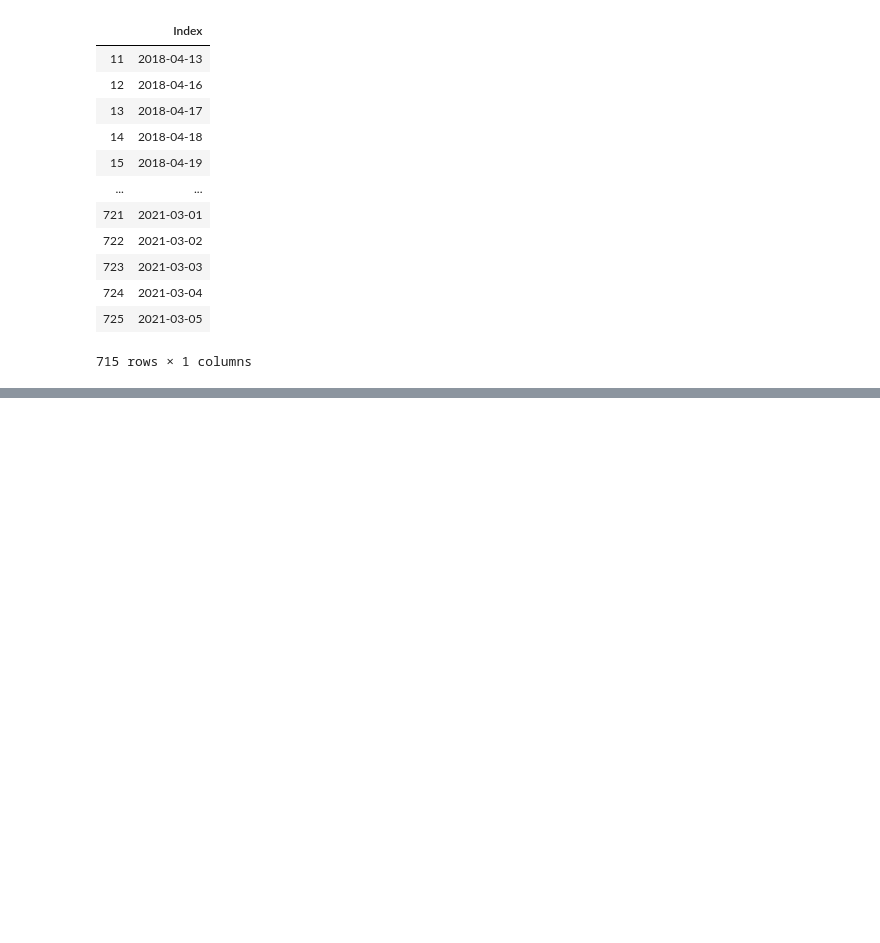
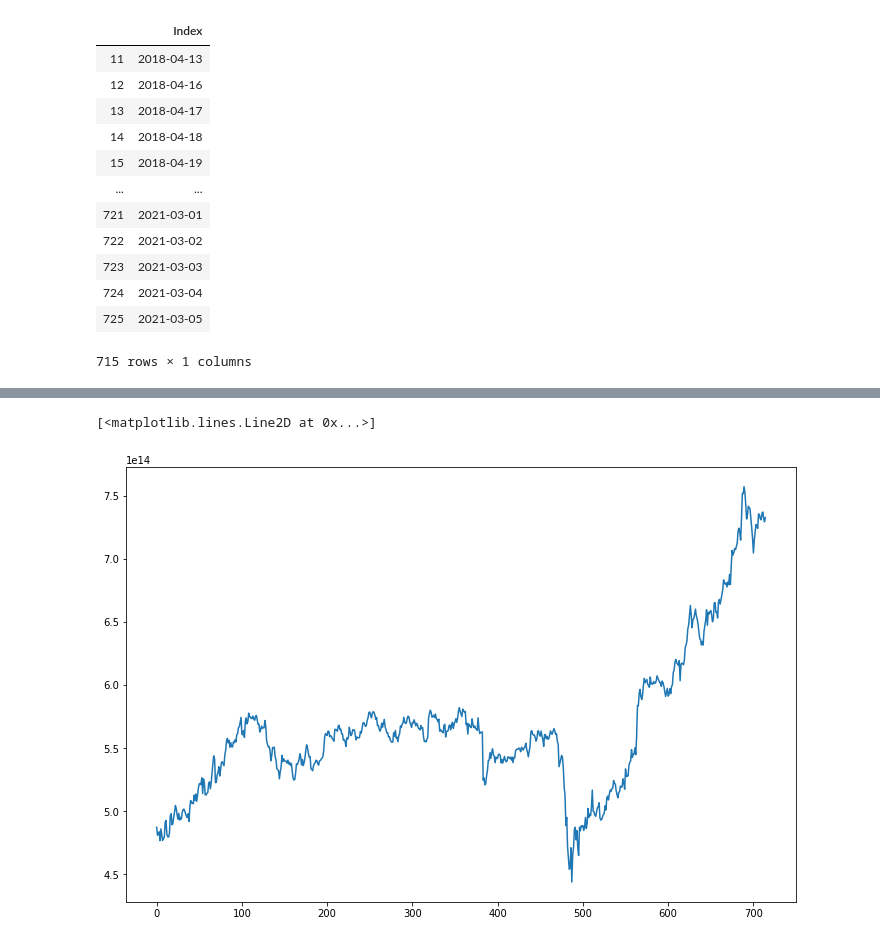
Before and after one commit to rohithandique/ACM-Index-Fund-Project, a Jupyter notebook: Index Fund Value Calculation.ipynb, the cells around one changed output, grey strips where cells are left out. Drawn from its saved outputs; the diff is of its cells as text; code cells hidden in the pictures; blank space fills up the shorter version.

Commit message:
calculated and plotted the index fund
changed IWF, added correct index fund universe CSV file

```diff
--- a/Index Fund Value Calculation.ipynb
+++ b/Index Fund Value Calculation.ipynb
@@ -272,5 +306,5 @@ POWERGRID
 # %%
-for i in range(45, 48):
+for i in range(45, 47):
     ticker = "BSE:"+df_fix.loc[i, "Security Code"].astype(str)
     try:
         stocks = web.DataReader(ticker, "av-daily", start=start_date, end=date(2021, 3, 6), api_key=ALPHAVANTAGE_API_KEY)
@@ -288,0 +322,13 @@ TECHM
+# %%
+for i in range(47, 49):
+    ticker = "BSE:"+df_fix.loc[i, "Security Code"].astype(str)
+    try:
+        stocks = web.DataReader(ticker, "av-daily", start=start_date, end=date(2021, 3, 6), api_key=ALPHAVANTAGE_API_KEY)
+        print(df.loc[i, "Company Ticker"])
+    except ValueError as ve:
+        ticker = "BSE:"+df_fix.loc[i, "Company Ticker"]
+        stocks = web.DataReader(ticker, "av-daily", start=start_date, end=date(2021, 3, 6), api_key=ALPHAVANTAGE_API_KEY)
+        print(df.loc[i, "Company Ticker"], "unsafe")
+    finally:
+        for j in range(n):
+            prices[j]+=stocks['close'][j]*df_fix.loc[i, "Total Shares"]
@@ -289,5 +338,5 @@ TECHM
 # %%
-for i in range(48, 51):
+for i in range(49, 51):
     ticker = "BSE:"+df_fix.loc[i, "Security Code"].astype(str)
     try:
         stocks = web.DataReader(ticker, "av-daily", start=start_date, end=date(2021, 3, 6), api_key=ALPHAVANTAGE_API_KEY)
@@ -328,0 +397,12 @@ date_index
+# %%
+prices.index(574969699090600.8)
+temp = prices[110]
+y_val = copy.deepcopy(prices)
+for i in range(110, len(y_val)):
+    y_val[i]+=prices[109]-prices[110]
+# %%
+plt.figure(figsize=(12,8))
+plt.plot(y_val)
+# %% [output]
+[<matplotlib.lines.Line2D at 0x...>]
+[figure, added]
```
Also changed, not shown: parts of 21 cells of this notebook, 4 other files.
